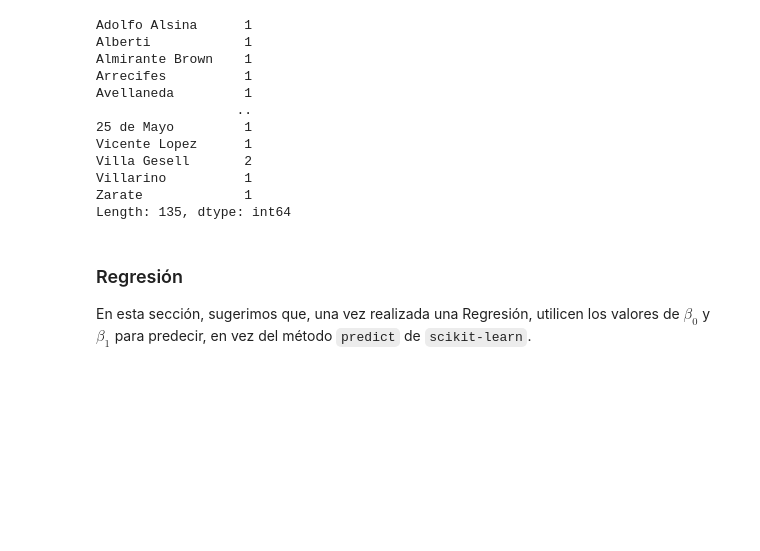
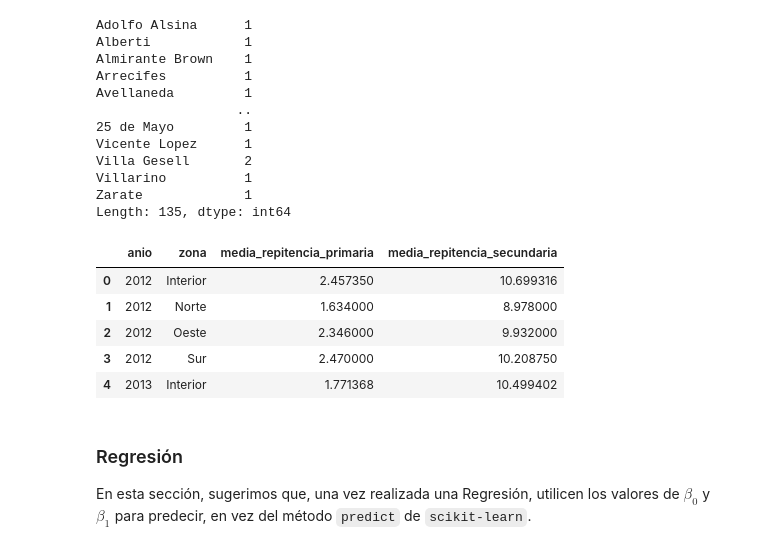
Before and after one commit to lmendezayl/uba-ldd-tp1, a Jupyter notebook: TP_1.ipynb, the cells around one changed output. Cells and saved outputs as stored; diff of their text form; code cells hidden in the pictures; blank space fills up the shorter version.

```diff
--- a/TP_1.ipynb
+++ b/TP_1.ipynb
@@ -190,3 +187,27 @@ df_media_repitencia = pd.DataFrame()
+# %%
+# 3
+
+df_media_repitencia = (
+    df_educacion
+    .groupby(['anio', 'zona'])
+    .agg({
+        'repitencia_primaria': 'mean',
+        'repitencia_secundaria': 'mean'
+        })
+    .reset_index()
+    .rename(columns={
+        'repitencia_primaria': 'media_repitencia_primaria',
+        'repitencia_secundaria': 'media_repitencia_secundaria'
+        })
+)
+df_media_repitencia.head()
+# %% [output]
+|  | anio | zona | media_repitencia_primaria | media_repitencia_secundaria |
+| 0 | 2012 | Interior | 2.457350 | 10.699316 |
+| 1 | 2012 | Norte | 1.634000 | 8.978000 |
+| 2 | 2012 | Oeste | 2.346000 | 9.932000 |
+| 3 | 2012 | Sur | 2.470000 | 10.208750 |
+| 4 | 2013 | Interior | 1.771368 | 10.499402 |
 # %% [markdown]
 ### Regresión
 En esta sección, sugerimos que, una vez realizada una Regresión, utilicen los valores de $β_0$ y $β_1$ para predecir, en vez del método `predict` de `scikit-learn`.
```
Also changed, not shown: parts of 4 cells of this notebook, 1 other file.
